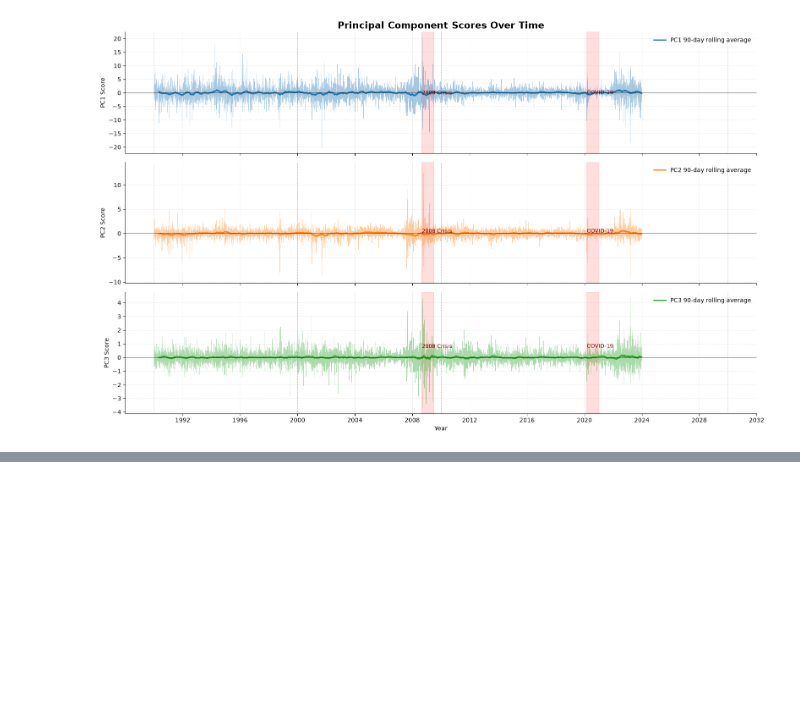
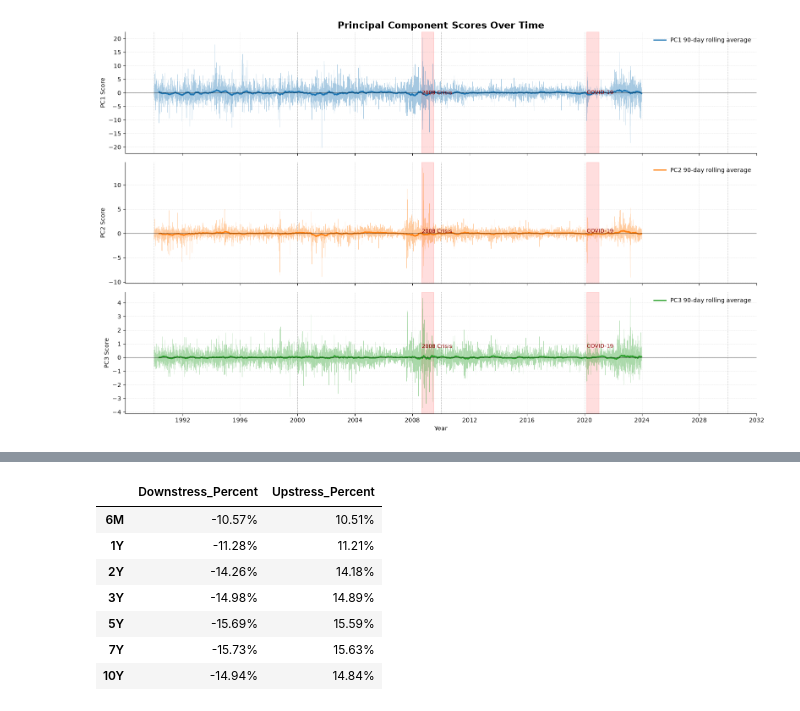
Before and after one commit to Pijon28/pca-vasicek-yield-sim, a Jupyter notebook: notebooks/02_PCA.ipynb, the cells around one changed output, grey strips where cells are left out. Saved outputs shown, nothing was run; the diff lists cells and outputs as text; code cells hidden in the pictures; blank space fills up the shorter version.

```diff
--- a/notebooks/02_PCA.ipynb
+++ b/notebooks/02_PCA.ipynb
@@ -393,0 +381,30 @@ plt.show()
+# %%
+stress_original = pd.DataFrame(index=x.columns)
+
+stress_original["Downstress"] = (
+    scaler.mean_
+    + scaler.scale_ * stress_standardized["Downstress"]
+)
+
+stress_original["Upstress"] = (
+    scaler.mean_
+    + scaler.scale_ * stress_standardized["Upstress"]
+)
+
+stress_percent=stress_original*100
+
+stress_percent.columns=[
+    "Downstress_Percent",
+    "Upstress_Percent"
+]
+
+stress_percent.style.format("{:.2f}%")
+# %% [output]
+|  | Downstress_Percent | Upstress_Percent |
+| 6M | -10.57% | 10.51% |
+| 1Y | -11.28% | 11.21% |
+| 2Y | -14.26% | 14.18% |
+| 3Y | -14.98% | 14.89% |
+| 5Y | -15.69% | 15.59% |
+| 7Y | -15.73% | 15.63% |
+| 10Y | -14.94% | 14.84% |
```
Also changed, not shown: parts of 7 cells of this notebook.
